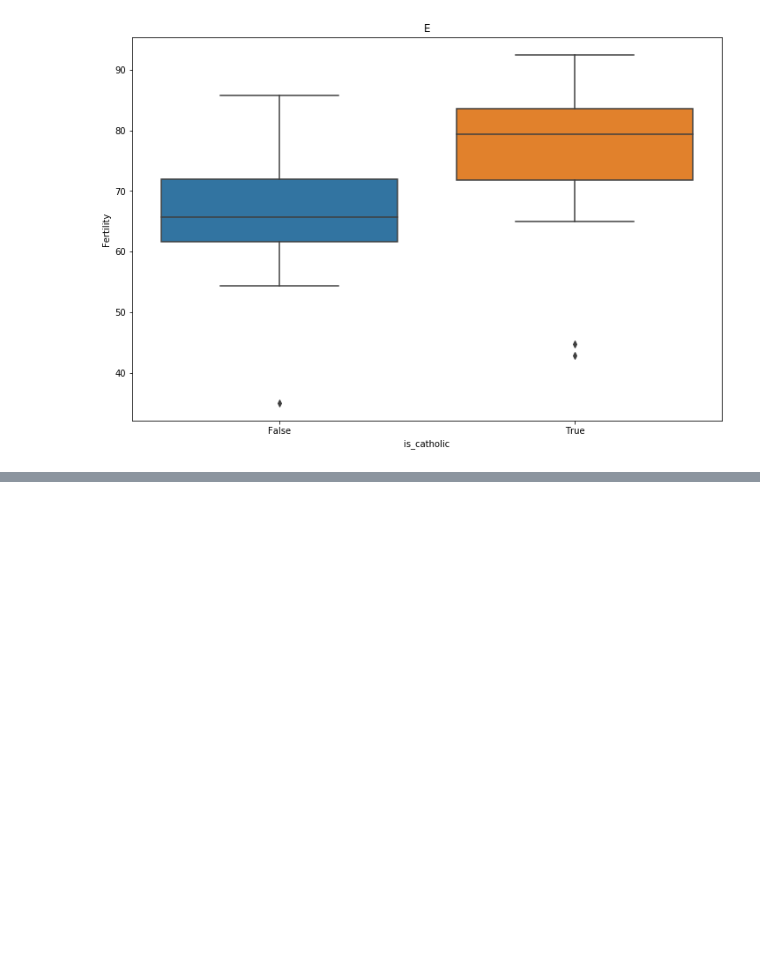
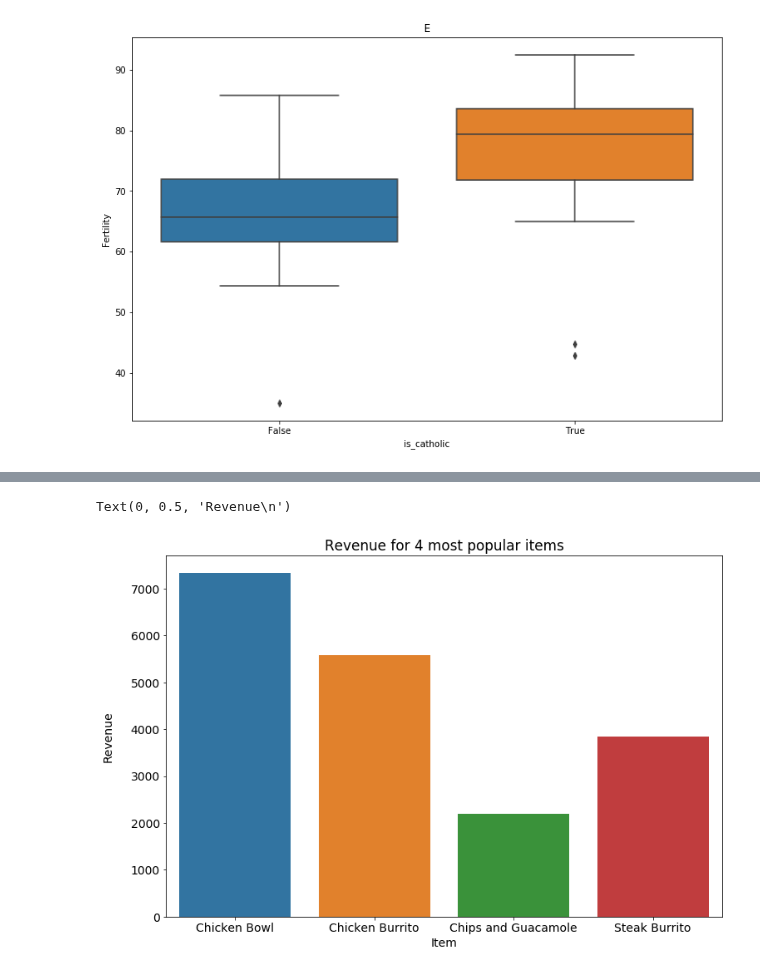
Before and after one commit to ravinder79/python-exercises, a Jupyter notebook: 4.8.5_seaborn_exercises.ipynb, the cells around one changed output, grey strips where cells are left out. Cells and saved outputs as stored; diff of their text form; code cells hidden in the pictures; blank space fills up the shorter version.

```diff
--- a/4.8.5_seaborn_exercises.ipynb
+++ b/4.8.5_seaborn_exercises.ipynb
@@ -155,0 +193,8 @@ KeyError: "None of [Float64Index([80.2, 83.1, 92.5, 85.8, 76.9, 76.1, 83.8, 92.4
+# %%
+# Using the chipotle dataset from the previous exercise,
+# create a bar chart that shows the 4 most popular items and the revenue produced by each.
+def get_db_url(database):
+    from env import host, user, password
+    url = f'mysql+pymysql://{user}:{password}@{host}/{database}'
+    return url
+orders = pd.read_sql("SELECT* from orders", get_db_url('chipotle'))
@@ -155,0 +210,2 @@ KeyError: "None of [Float64Index([80.2, 83.1, 92.5, 85.8, 76.9, 76.1, 83.8, 92.4
+# %%
+orders['price'] = orders.item_price.str.replace('$', '').astype(float)
@@ -155,0 +221,3 @@ KeyError: "None of [Float64Index([80.2, 83.1, 92.5, 85.8, 76.9, 76.1, 83.8, 92.4
+# %%
+highest = orders.groupby('item_name').quantity.sum().nlargest(4)
+highest
@@ -155,0 +237,5 @@ KeyError: "None of [Float64Index([80.2, 83.1, 92.5, 85.8, 76.9, 76.1, 83.8, 92.4
+# %%
+# revenue produced by each.
+revenue = orders[orders.item_name.isin(highest.index)].groupby('item_name').price.sum()
+revenue = revenue.reset_index()
+revenue
@@ -155,0 +248,10 @@ KeyError: "None of [Float64Index([80.2, 83.1, 92.5, 85.8, 76.9, 76.1, 83.8, 92.4
+# %%
+plt.rc('font', size=14)
+plt.figure(figsize=(12, 8))
+sns.barplot(data=revenue, y='price', x='item_name')
+plt.title('Revenue for 4 most popular items')
+plt.xlabel('Item')
+plt.ylabel('Revenue\n')
+# %% [output]
+Text(0, 0.5, 'Revenue\n')
+[figure, added]
```
Also changed, not shown: parts of 14 cells of this notebook.
